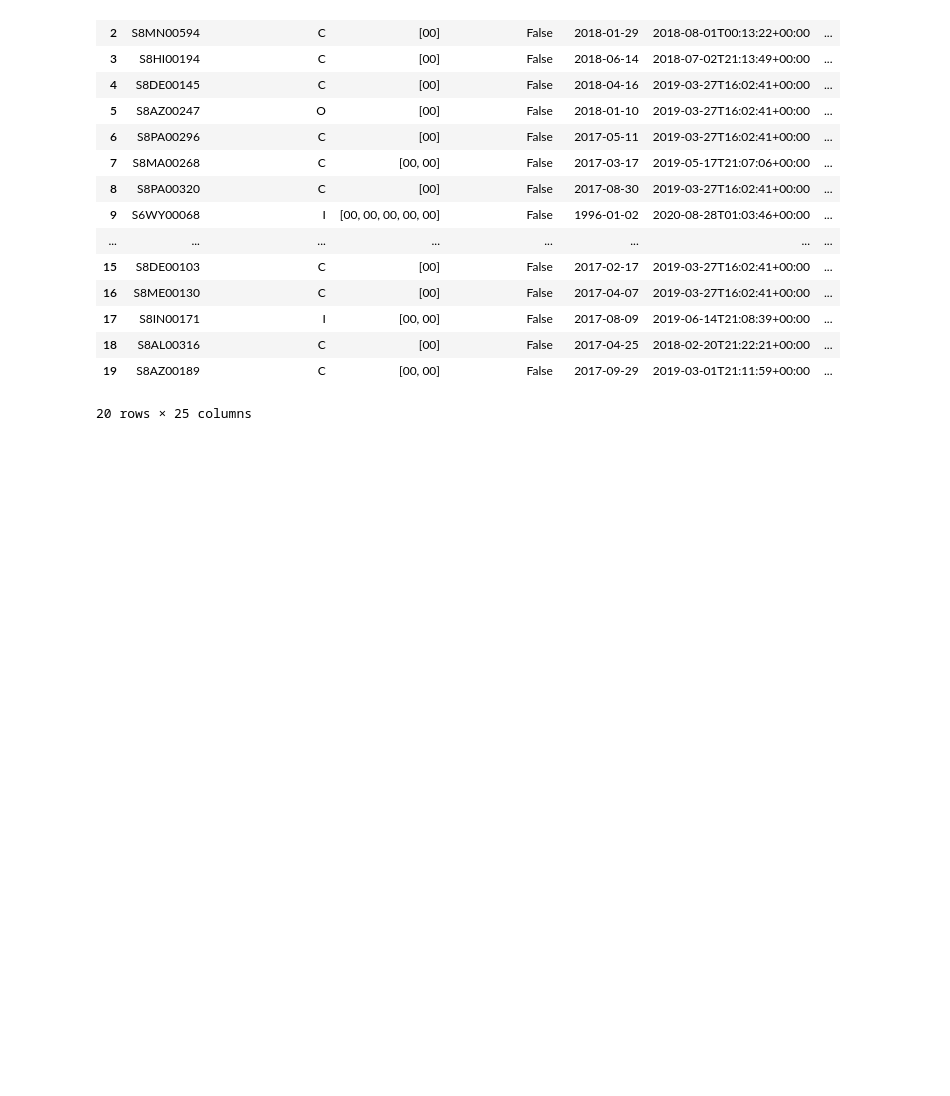
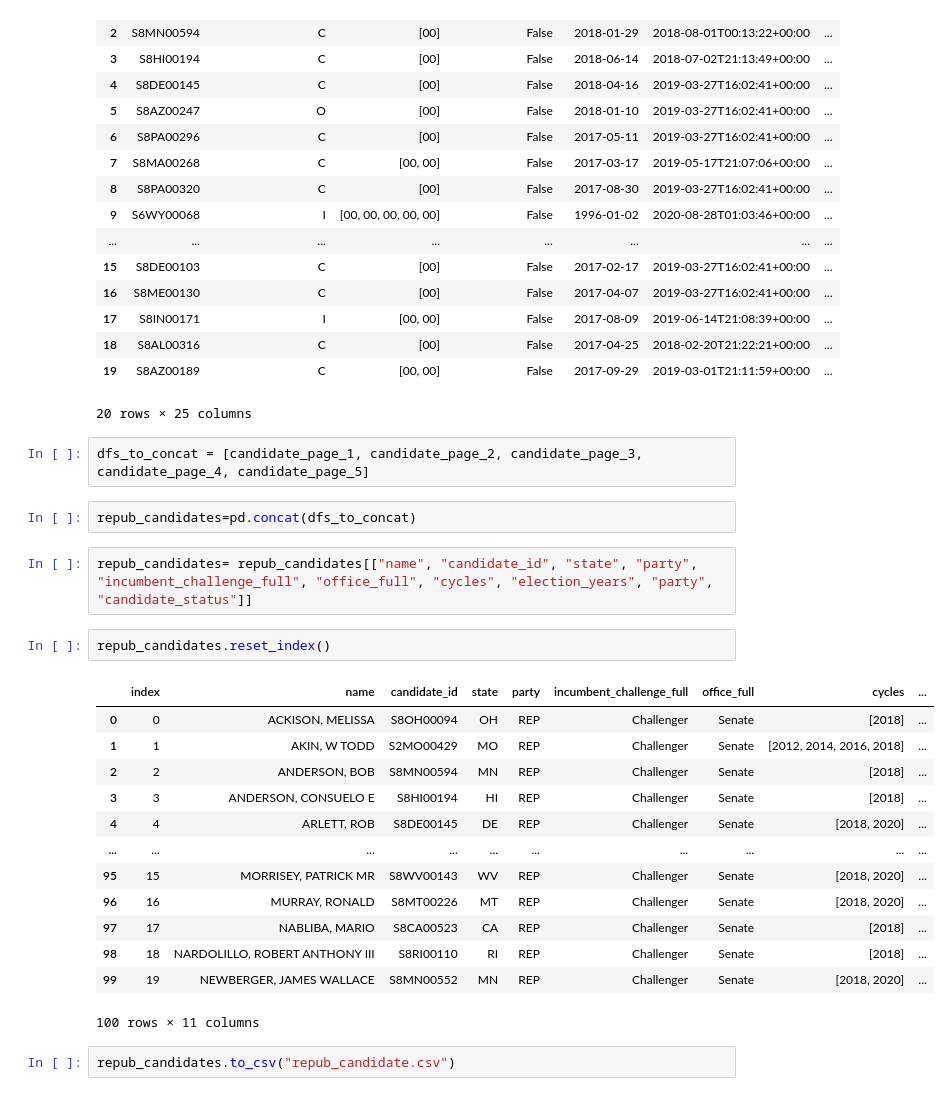
Before and after one commit to flopezjr/5-blue-json-mraz, a Jupyter notebook: Michelle_Republican_data.ipynb, the cells around one changed output. Drawn from its saved outputs; the diff is of its cells as text; blank space fills up the shorter version.

```diff
--- a/Michelle_Republican_data.ipynb
+++ b/Michelle_Republican_data.ipynb
@@ -138,3 +138,27 @@ candidate_page_1
 | 18 | S8AL00316 | C | [00] | False | 2017-04-25 | 2018-02-20T21:22:21+00:00 | ... |
 | 19 | S8AZ00189 | C | [00, 00] | False | 2017-09-29 | 2019-03-01T21:11:59+00:00 | ... |
 20 rows × 25 columns
+# %%
+dfs_to_concat = [candidate_page_1, candidate_page_2, candidate_page_3, candidate_page_4, candidate_page_5]
+# %%
+repub_candidates=pd.concat(dfs_to_concat)
+# %%
+repub_candidates= repub_candidates[["name", "candidate_id", "state", "party", "incumbent_challenge_full", "office_full", "cycles", "election_years", "party", "candidate_status"]]
+# %%
+repub_candidates.reset_index()
+# %% [output]
+|  | index | name | candidate_id | state | party | incumbent_challenge_full | office_full | cycles | ... |
+| 0 | 0 | ACKISON, MELISSA | S8OH00094 | OH | REP | Challenger | Senate | [2018] | ... |
+| 1 | 1 | AKIN, W TODD | S2MO00429 | MO | REP | Challenger | Senate | [2012, 2014, 2016, 2018] | ... |
+| 2 | 2 | ANDERSON, BOB | S8MN00594 | MN | REP | Challenger | Senate | [2018] | ... |
+| 3 | 3 | ANDERSON, CONSUELO E | S8HI00194 | HI | REP | Challenger | Senate | [2018] | ... |
+| 4 | 4 | ARLETT, ROB | S8DE00145 | DE | REP | Challenger | Senate | [2018, 2020] | ... |
+| ... | ... | ... | ... | ... | ... | ... | ... | ... | ... |
+| 95 | 15 | MORRISEY, PATRICK MR | S8WV00143 | WV | REP | Challenger | Senate | [2018, 2020] | ... |
+| 96 | 16 | MURRAY, RONALD | S8MT00226 | MT | REP | Challenger | Senate | [2018, 2020] | ... |
+| 97 | 17 | NABLIBA, MARIO | S8CA00523 | CA | REP | Challenger | Senate | [2018] | ... |
+| 98 | 18 | NARDOLILLO, ROBERT ANTHONY III | S8RI00110 | RI | REP | Challenger | Senate | [2018] | ... |
+| 99 | 19 | NEWBERGER, JAMES WALLACE | S8MN00552 | MN | REP | Challenger | Senate | [2018, 2020] | ... |
+100 rows × 11 columns
+# %%
+repub_candidates.to_csv("repub_candidate.csv")
```
Also changed, not shown: 1 other file.
